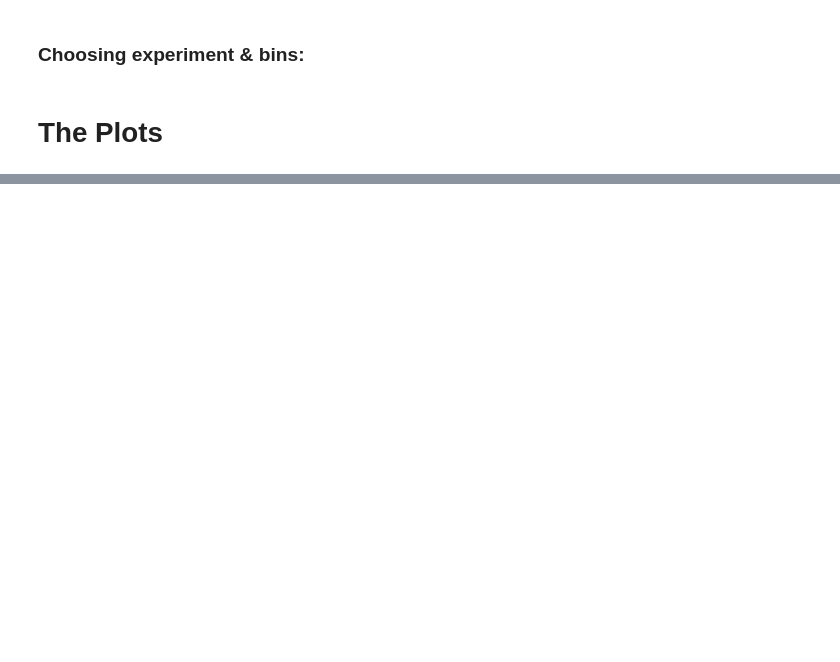
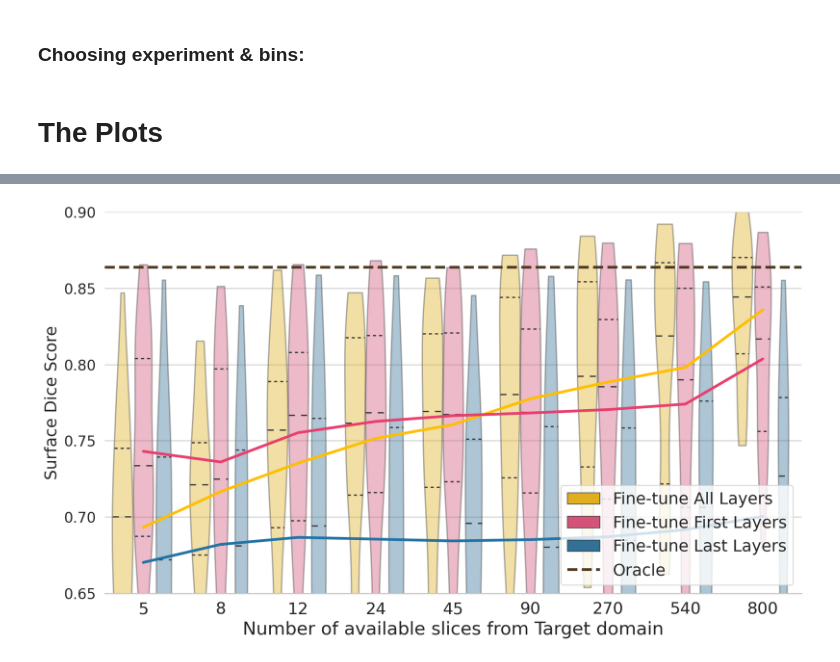
Before and after one commit to neuro-ml/domain_shift_anatomy, a Jupyter notebook: notebooks/results/spottune_performance.ipynb, the cells around one changed output, grey strips where cells are left out. Cells and saved outputs as stored; diff of their text form; code cells hidden in the pictures; blank space fills up the shorter version.

```diff
--- a/notebooks/results/spottune_performance.ipynb
+++ b/notebooks/results/spottune_performance.ipynb
@@ -169,0 +171,57 @@ plt.show()
+# %%
+df_to_vis = []
+i = 0
+for n in groups:
+    sdict = d_last_means[n]
+    for e in exps_last:
+        arr = sdict[e]
+        for sdsc in arr:
+            df_to_vis.append({'id': i, 'n_data': n2label[n], 'sdsc': sdsc, 'exp': exp2label_last[e]})
+            i += 1
+df_to_vis = pd.DataFrame.from_records(df_to_vis, index='id')
+# %%
+sns.set(style="whitegrid", palette="pastel", color_codes=True);
+# sns.set(palette="pastel", color_codes=True);
+
+fig, ax = plt.subplots(figsize=(12, 7), dpi=150)
+
+sns.violinplot(x='n_data', y='sdsc', hue='exp', inner='quart', data=df_to_vis, cut=0,
+               palette={e: c for e, c in zip(exp2label_last.values(), list(exp2color.values())[:-1])})
+sns.despine(left=True)
+
+plt.setp(ax.collections, alpha=.4)
+
+plt.ylim((0.65, 0.9))
+
+# plt.ylabel('delta (transfering) / delta (oracle)', fontsize=18)
+ax = plt.gca()
+ax.set_ylabel('Surface Dice Score', fontsize=18)
+
+# plt.xlabel('# of images to train on', fontsize=20)
+ax.set_xlabel('Number of available slices from Target domain', fontsize=20)
+plt.xticks(fontsize=18)
+plt.yticks(fontsize=16)
+
+for e in exps_last:
+    arr = np.array([np.mean(d_last_means[n][e]) for n in groups])
+    plt.plot(np.arange(len(groups)), arr, color=exp2color[e], linewidth=3)
+
+global_mean_b = np.mean(d_base_means['1']['posttrain'])
+global_mean_o = np.mean(d_oracle_means['1']['posttrain'])
+# plt.plot(np.arange(len(groups)), [global_mean_b] * len(groups), color='black', linewidth=5)
+# plt.plot(np.arange(len(groups)), [global_mean_o] * len(groups), color='black', linewidth=2, linestyle='--')
+
+plt.hlines(global_mean_o, -0.5, len(groups), colors='#4E3822', linestyle='--', linewidth=3)
+plt.xlim((-0.5, len(groups) - 0.5))
+
+handles, labels = ax.get_legend_handles_labels()
+line_oracle = Line2D([0], [0], color='#4E3822', linewidth=3, linestyle='--', label='Oracle')
+handles.append(line_oracle)
+plt.legend(handles=handles, loc='lower right', fontsize=18)
+
+# plt.xticks(ticks=np.arange(len(d)), labels=list(n2folder.keys()))
+
+plt.tight_layout()
+plt.show()
+# %% [output]
+[figure, added]
```
Also changed, not shown: parts of 28 cells of this notebook.
